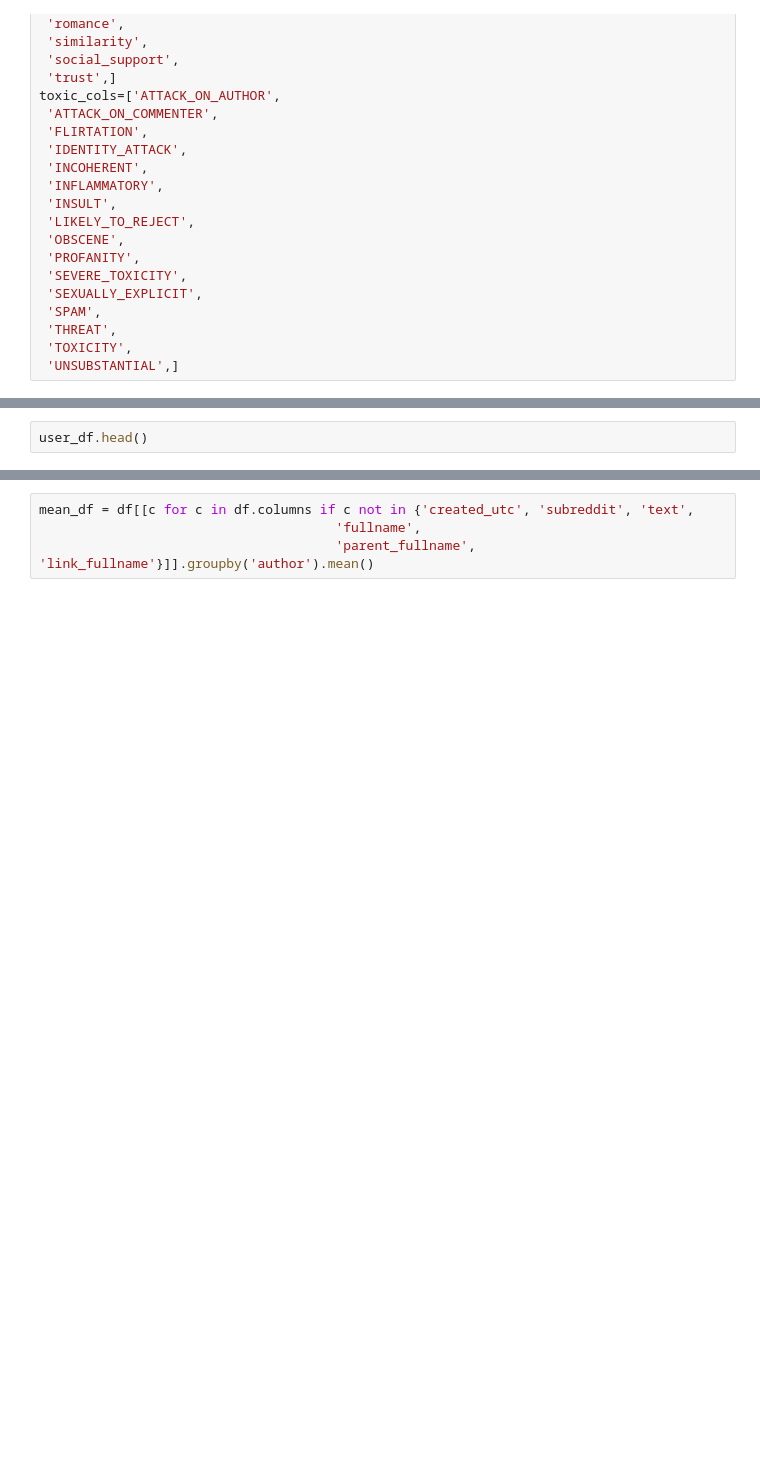
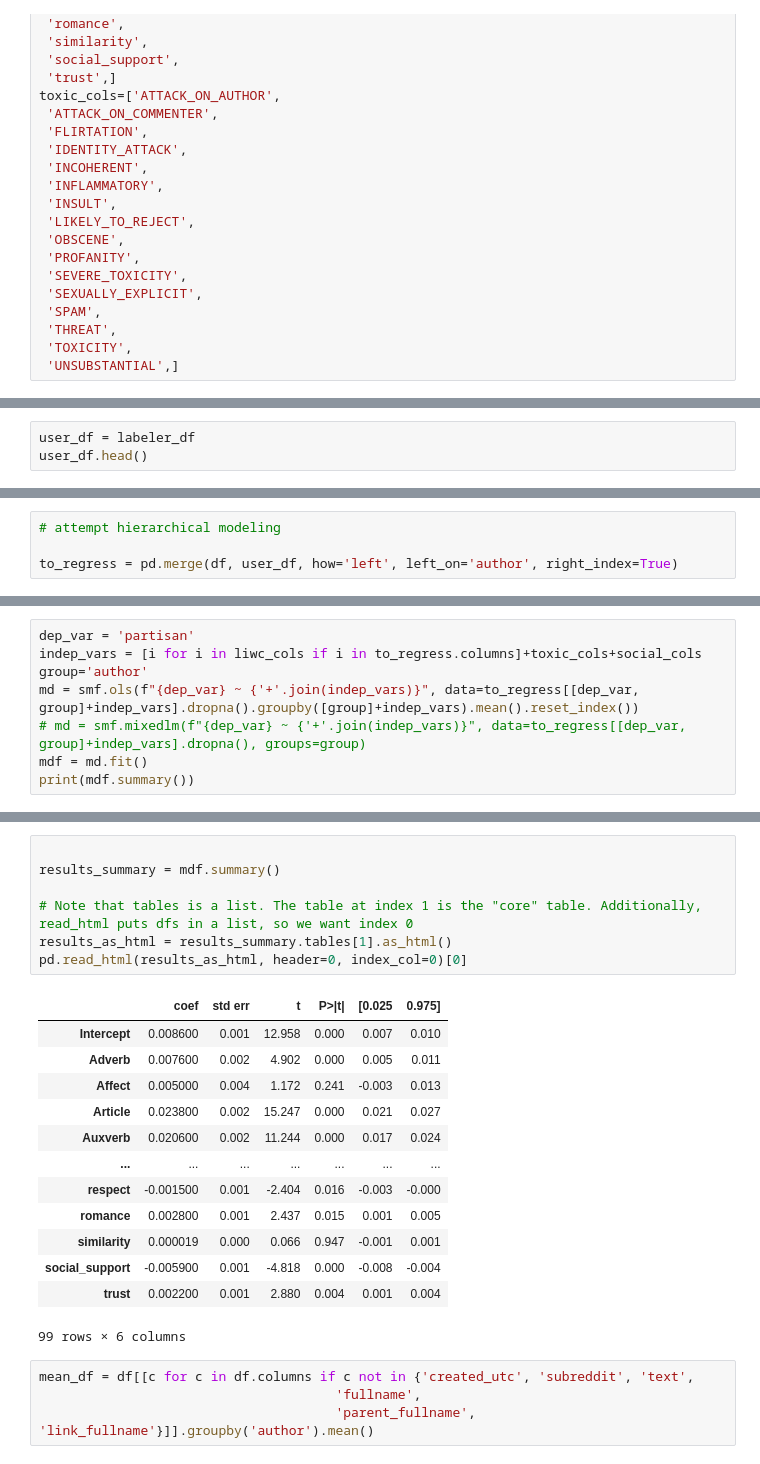
Before and after one commit to hide-ous/thrutherstoo, a Jupyter notebook: notebooks/visualize_labeling_correlates.ipynb, the cells around one changed output, grey strips where cells are left out. Drawn from its saved outputs; the diff is of its cells as text; blank space fills up the shorter version.

```diff
--- a/notebooks/visualize_labeling_correlates.ipynb
+++ b/notebooks/visualize_labeling_correlates.ipynb
@@ -167,4 +326,5 @@ user_df = pd.merge(consp_df, dims_df, left_index=True, right_index=True)
 # %%
+user_df = labeler_df
 user_df.head()
 # %% [output]
 |  | conspiracy | affluence | age | age B | age neutral | edginess | gender | gender B | gender neutral | ... |
@@ -173,3 +333,7 @@ user_df.head()
 | arduous_raven | 0.062335 | 0.188243 | -0.023091 | -0.011270 | 0.521908 | 0.036400 | -0.033094 | 0.018579 | 0.441465 | ... |
 | thrawnpop | 0.086708 | -0.004740 | 0.022127 | 0.030912 | 0.065832 | 0.017135 | 0.012276 | -0.003803 | 0.051026 | ... |
 | SPACEMANTIMEZ | 0.297257 | 0.162604 | 0.061887 | 0.021390 | 0.519869 | 0.001225 | 0.097639 | 0.090844 | 0.483203 | ... |
+# %%
+# attempt hierarchical modeling
+
+to_regress = pd.merge(df, user_df, how='left', left_on='author', right_index=True)
@@ -175,0 +417,8 @@ user_df.head()
+# %%
+dep_var = 'partisan'
+indep_vars = [i for i in liwc_cols if i in to_regress.columns]+toxic_cols+social_cols
+group='author'
+md = smf.ols(f"{dep_var} ~ {'+'.join(indep_vars)}", data=to_regress[[dep_var, group]+indep_vars].dropna().groupby([group]+indep_vars).mean().reset_index())
+# md = smf.mixedlm(f"{dep_var} ~ {'+'.join(indep_vars)}", data=to_regress[[dep_var, group]+indep_vars].dropna(), groups=group)
+mdf = md.fit()
+print(mdf.summary())
@@ -176,3 +443,24 @@ user_df.head()
+# %%
+
+results_summary = mdf.summary()
+
+# Note that tables is a list. The table at index 1 is the "core" table. Additionally, read_html puts dfs in a list, so we want index 0
+results_as_html = results_summary.tables[1].as_html()
+pd.read_html(results_as_html, header=0, index_col=0)[0]
+# %% [output]
+|  | coef | std err | t | P>|t| | [0.025 | 0.975] |
+| Intercept | 0.008600 | 0.001 | 12.958 | 0.000 | 0.007 | 0.010 |
+| Adverb | 0.007600 | 0.002 | 4.902 | 0.000 | 0.005 | 0.011 |
+| Affect | 0.005000 | 0.004 | 1.172 | 0.241 | -0.003 | 0.013 |
+| Article | 0.023800 | 0.002 | 15.247 | 0.000 | 0.021 | 0.027 |
+| Auxverb | 0.020600 | 0.002 | 11.244 | 0.000 | 0.017 | 0.024 |
+| ... | ... | ... | ... | ... | ... | ... |
+| respect | -0.001500 | 0.001 | -2.404 | 0.016 | -0.003 | -0.000 |
+| romance | 0.002800 | 0.001 | 2.437 | 0.015 | 0.001 | 0.005 |
+| similarity | 0.000019 | 0.000 | 0.066 | 0.947 | -0.001 | 0.001 |
+| social_support | -0.005900 | 0.001 | -4.818 | 0.000 | -0.008 | -0.004 |
+| trust | 0.002200 | 0.001 | 2.880 | 0.004 | 0.001 | 0.004 |
+99 rows × 6 columns
 # %%
 mean_df = df[[c for c in df.columns if c not in {'created_utc', 'subreddit', 'text',
                                       'fullname',
```
Also changed, not shown: parts of 28 cells of this notebook, 22 other files.
